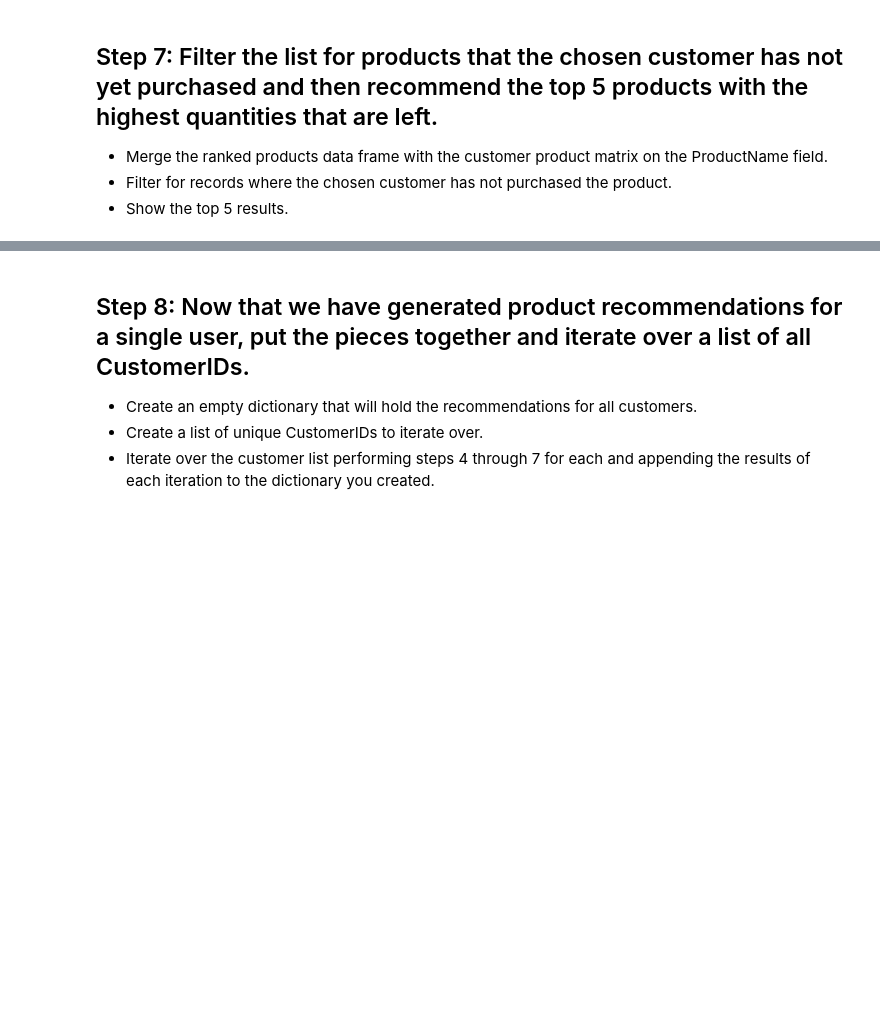
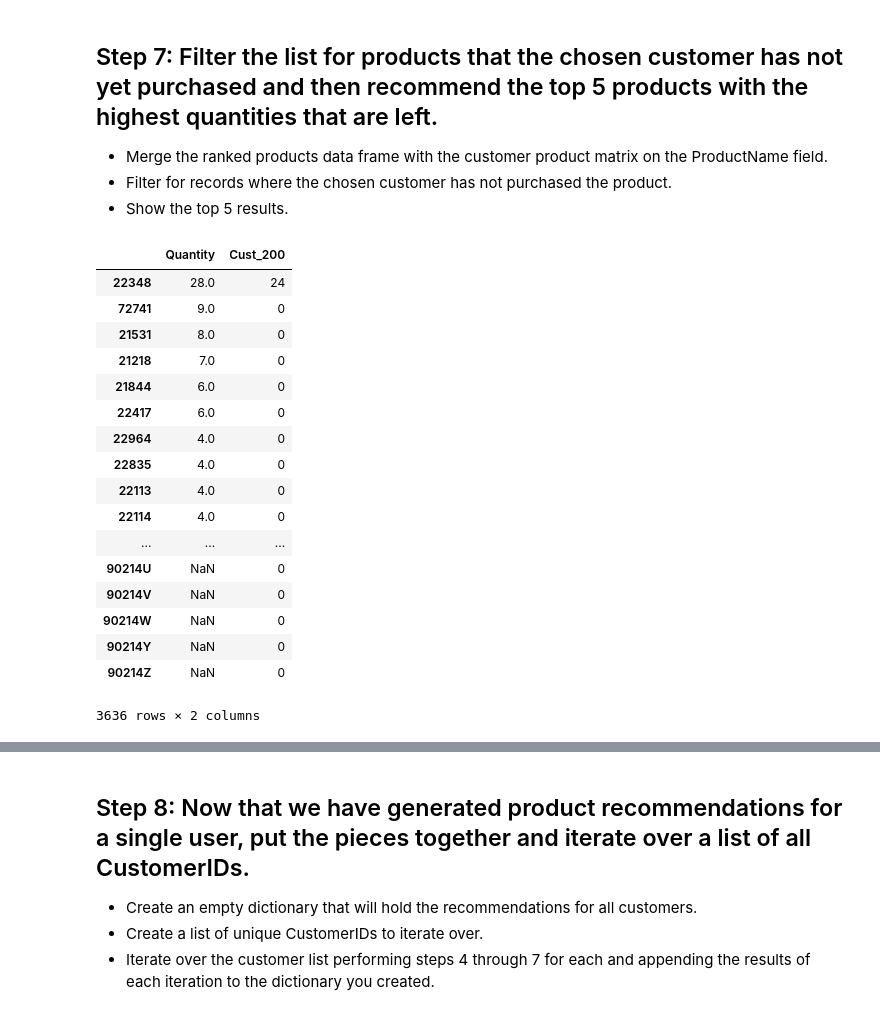
Before and after one commit to tristar82/Project-Week-8-Final-Project, a Jupyter notebook: your-project/Code/3_Recommender_System.ipynb, the cells around one changed output, grey strips where cells are left out. Drawn from its saved outputs; the diff is of its cells as text; code cells hidden in the pictures; blank space fills up the shorter version.

```diff
--- a/your-project/Code/3_Recommender_System.ipynb
+++ b/your-project/Code/3_Recommender_System.ipynb
@@ -39,5 +131,5 @@ dist_norm
 # %% [markdown]
 ## Step 4: Check your results by generating a list of the top 5 most similar customers for a specific CustomerID.
 # %%
-Top5_cust200 = dist_norm[17976].sort_values(ascending = False).head(6)
+Top5_cust200 = dist_norm[12350].sort_values(ascending = False).head(6)
 Top5_cust200
@@ -54,6 +174,6 @@ similar
 
 This will give you the total number of each product purchased by the 5 most similar customers to the customer you selected in order from most purchased to least.
 # %%
-agg_similar = similar.groupby('ProductName')[['Quantity']].sum()\
+agg_similar = similar.groupby('StockCode')[['Quantity']].sum()\
                 .sort_values(by = 'Quantity', ascending = False)
 agg_similar
@@ -64,9 +203,28 @@ agg_similar
 - Filter for records where the chosen customer has not purchased the product.
 - Show the top 5 results.
 # %%
-products = pd.concat([agg_similar, matrix[17976]], axis=1, sort=False)
-products.rename(columns = {17976:'Cust_200'}, inplace = True)
+products = pd.concat([agg_similar, matrix[12350]], axis=1, sort=False)
+products.rename(columns = {12350:'Cust_200'}, inplace = True)
 products
+# %% [output]
+|  | Quantity | Cust_200 |
+| 22348 | 28.0 | 24 |
+| 72741 | 9.0 | 0 |
+| 21531 | 8.0 | 0 |
+| 21218 | 7.0 | 0 |
+| 21844 | 6.0 | 0 |
+| 22417 | 6.0 | 0 |
+| 22964 | 4.0 | 0 |
+| 22835 | 4.0 | 0 |
+| 22113 | 4.0 | 0 |
+| 22114 | 4.0 | 0 |
+| ... | ... | ... |
+| 90214U | NaN | 0 |
+| 90214V | NaN | 0 |
+| 90214W | NaN | 0 |
+| 90214Y | NaN | 0 |
+| 90214Z | NaN | 0 |
+3636 rows × 2 columns
 # %%
 Top5rec = products.query('Quantity > 0 and Cust_200 == 0').head(5)
 Top5rec
```
Also changed, not shown: parts of 31 cells of this notebook, 3 other files.
